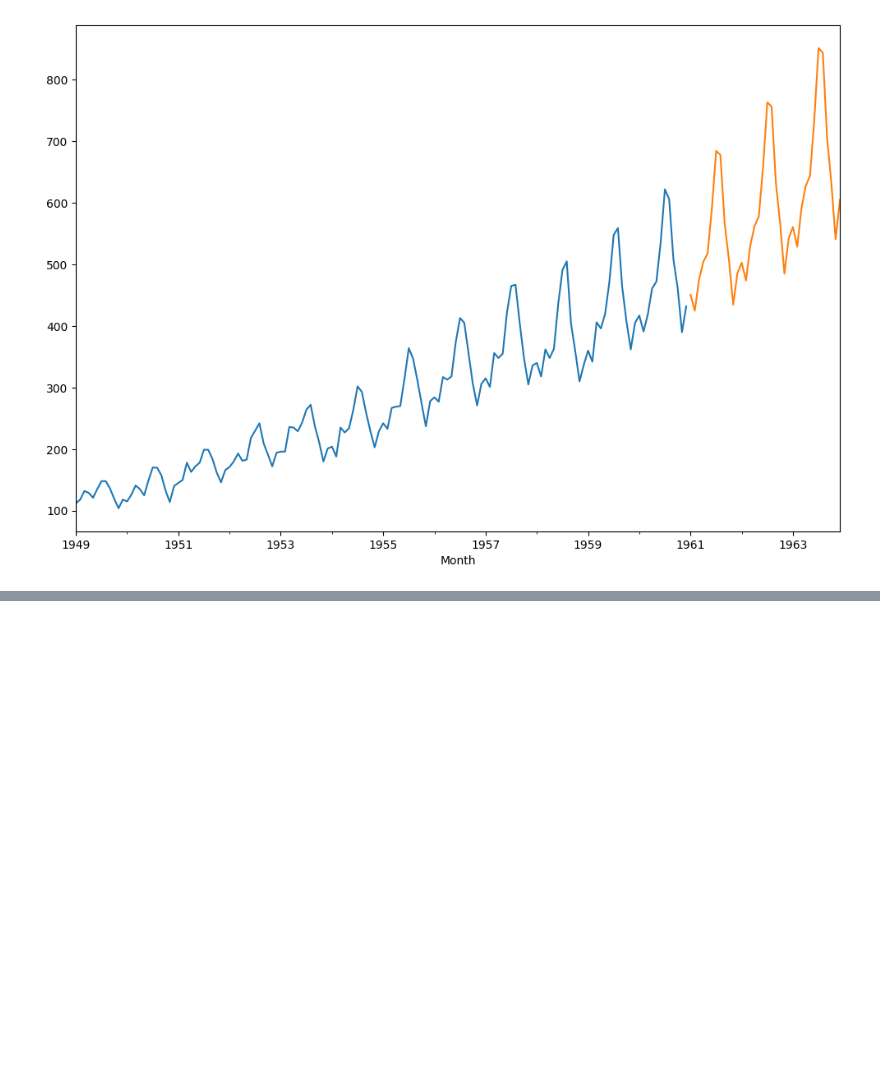
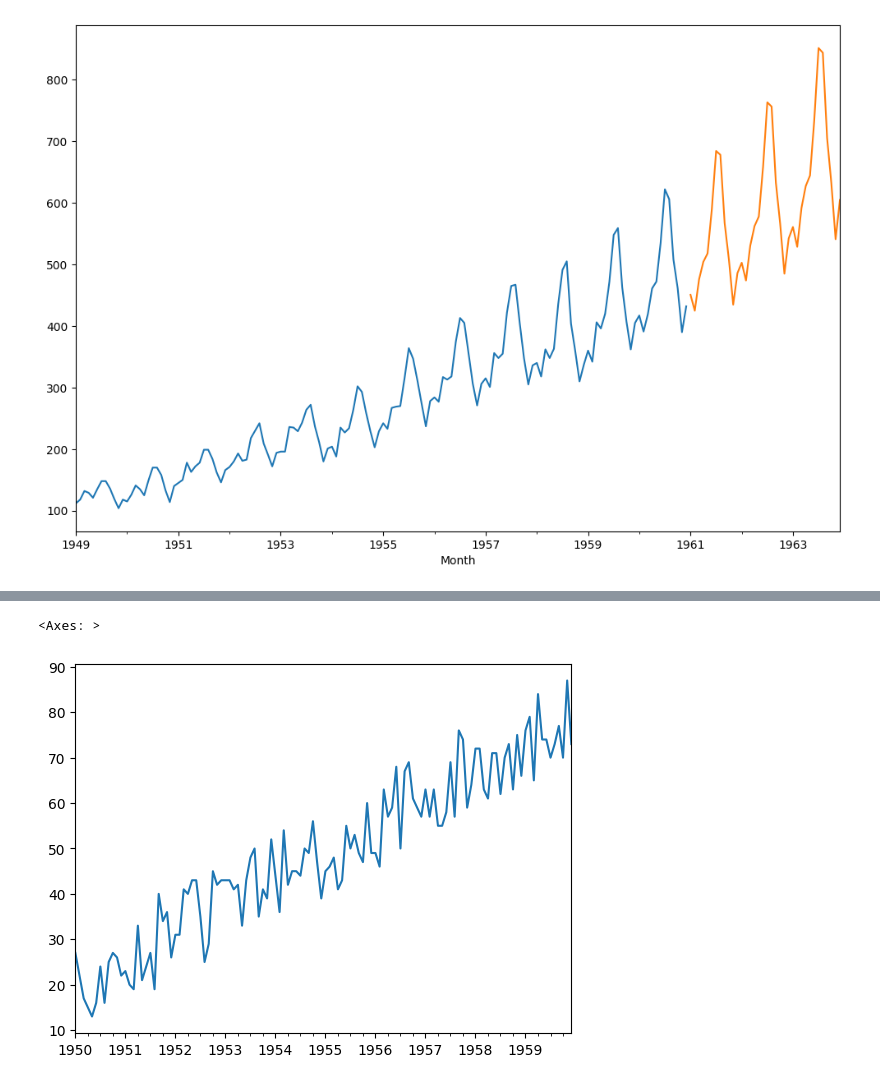
Before and after one commit to nmaiya/ColabTimeSeries, a Jupyter notebook: GeneralForcasting.ipynb, the cells around one changed output, grey strips where cells are left out. Cells and saved outputs as stored; diff of their text form; code cells hidden in the pictures; blank space fills up the shorter version.

```diff
--- a/GeneralForcasting.ipynb
+++ b/GeneralForcasting.ipynb
@@ -153,0 +169,5 @@ forcast_prediction.plot()
+# %%
+df2['b'].plot()
+# %% [output]
+<Axes: >
+[figure, added]
```
Also changed, not shown: parts of 4 cells of this notebook.
